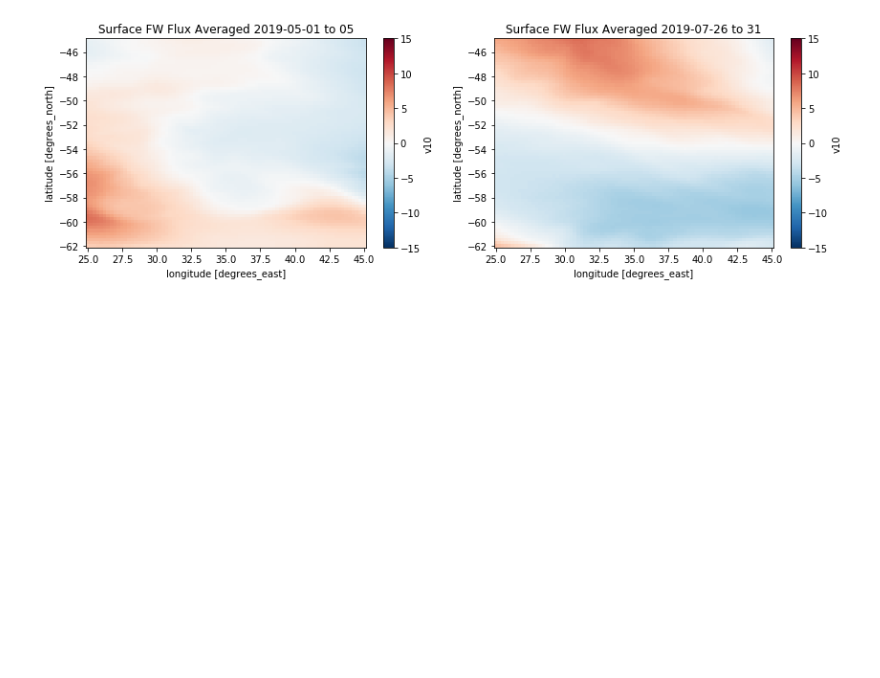
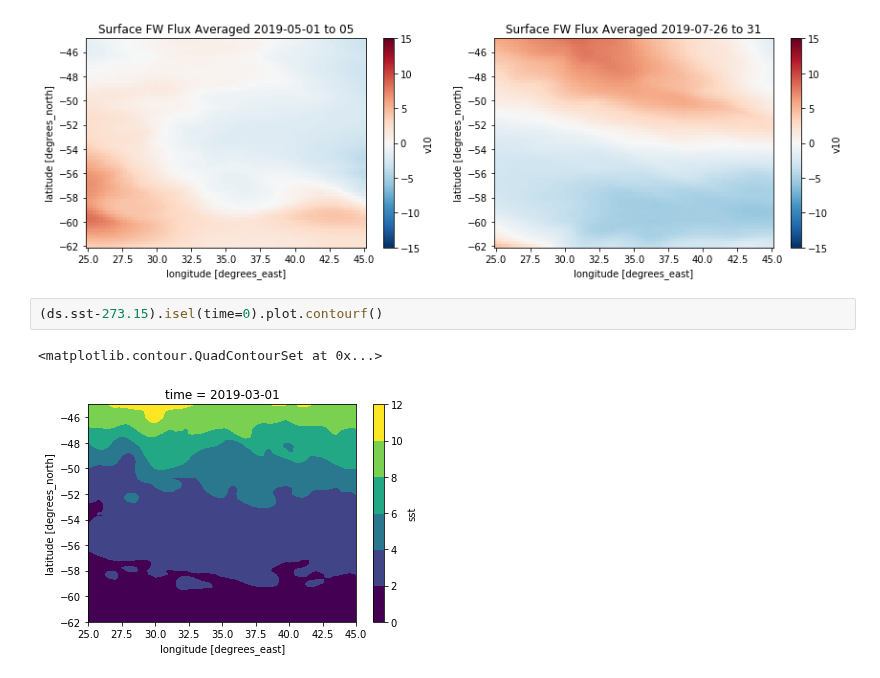
Before and after one commit to dhruvbalwada/sogos, a Jupyter notebook: notebooks/0.0_db_explore_surface_fluxes.ipynb, the cells around one changed output. Drawn from its saved outputs; the diff is of its cells as text; blank space fills up the shorter version.

```diff
--- a/notebooks/0.0_db_explore_surface_fluxes.ipynb
+++ b/notebooks/0.0_db_explore_surface_fluxes.ipynb
@@ -252,3 +252,8 @@ plt.title('Surface FW Flux Averaged 2019-07-26 to 31')
 plt.tight_layout()
 # %% [output]
 [figure]
+# %%
+(ds.sst-273.15).isel(time=0).plot.contourf()
+# %% [output]
+<matplotlib.contour.QuadContourSet at 0x...>
+[figure, added]
```
Also changed, not shown: 24 other files.
